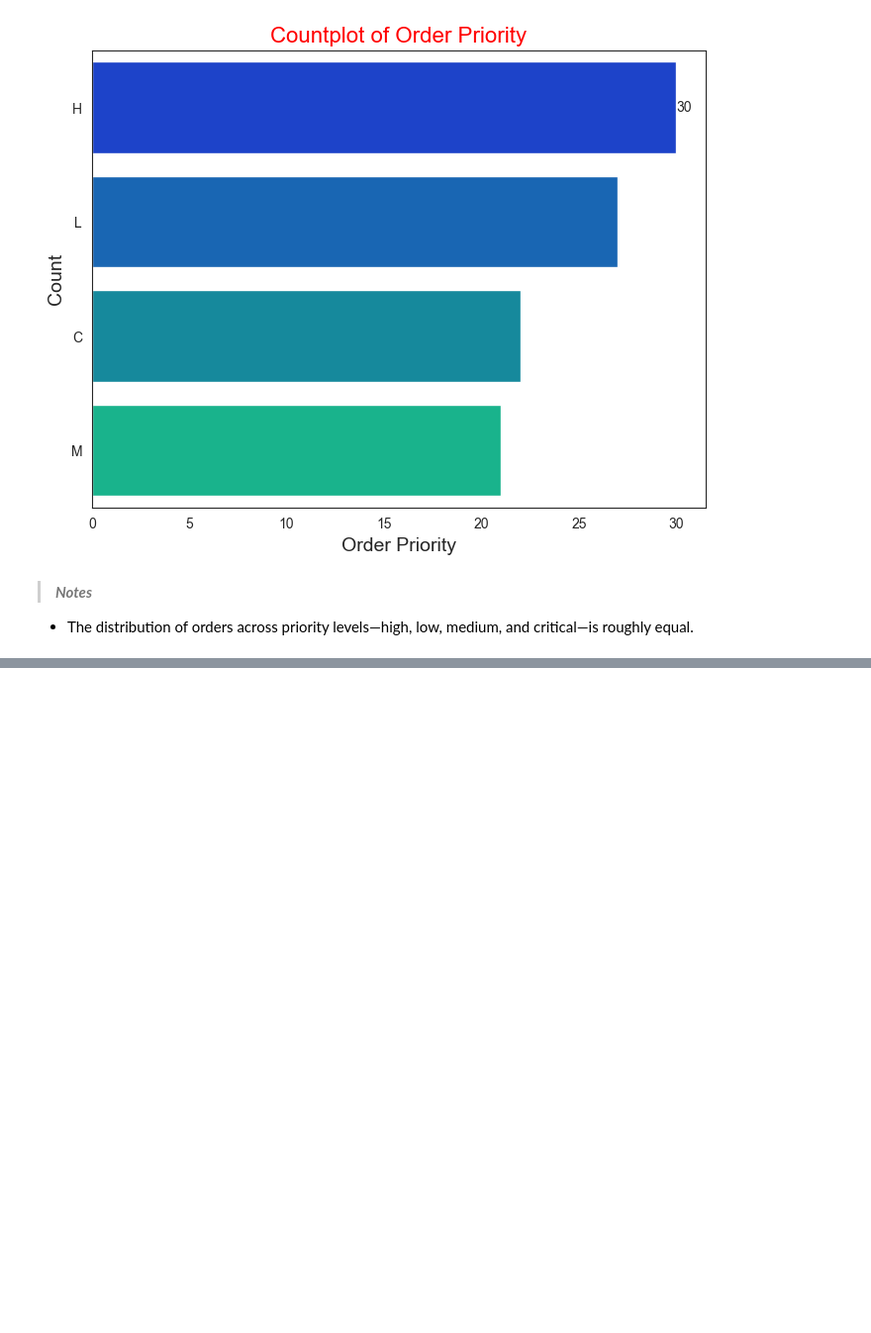
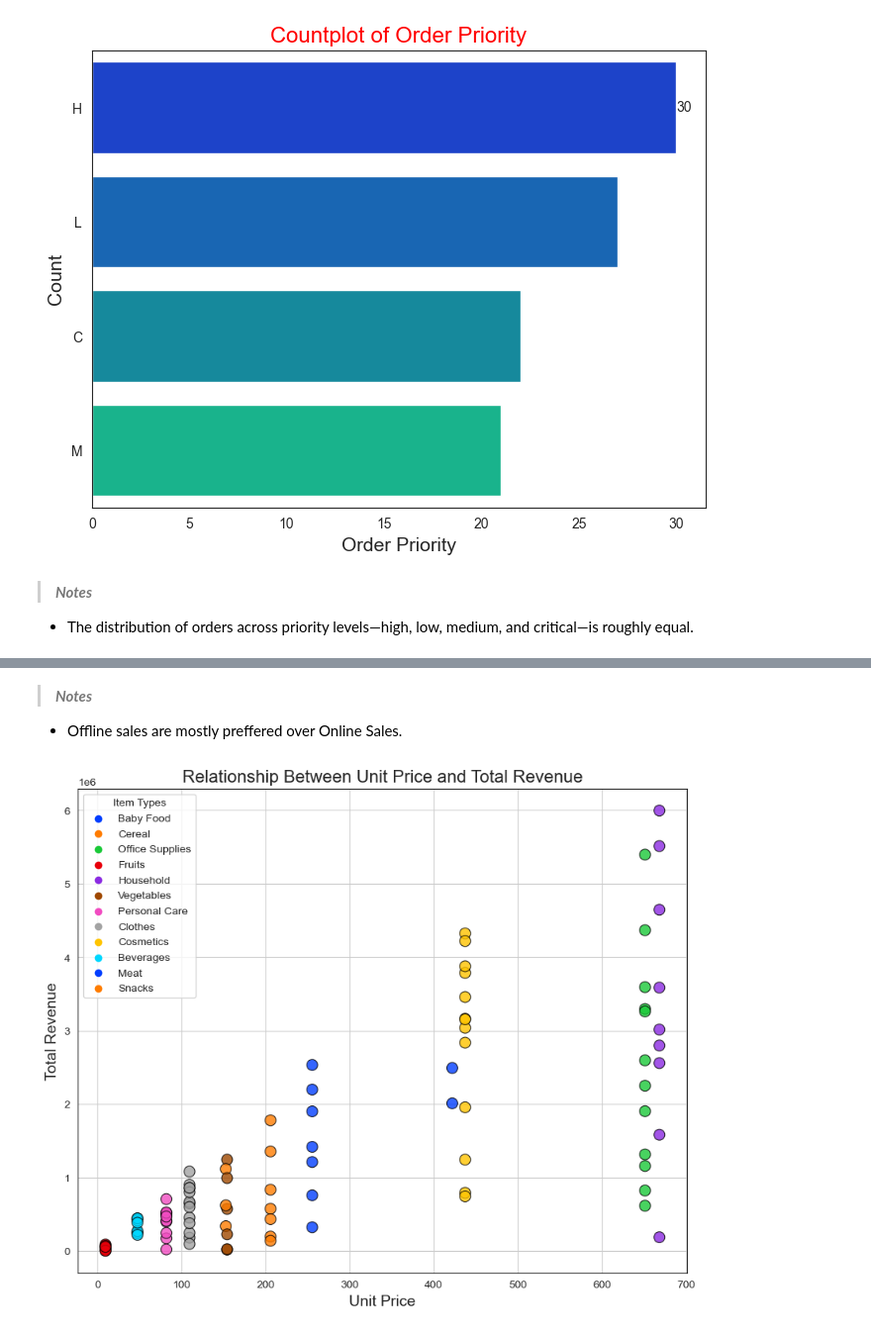
Before and after one commit to Fransis-DS24/Amazon-Sales-Analysis, a Jupyter notebook: Project_Amazon_Sales_up.ipynb, the cells around one changed output, grey strips where cells are left out. Shown at 99% size. Cells and saved outputs as stored; diff of their text form; code cells hidden in the pictures; blank space fills up the shorter version.

```diff
--- a/Project_Amazon_Sales_up.ipynb
+++ b/Project_Amazon_Sales_up.ipynb
@@ -239,0 +330,14 @@ Countplot('Order Priority',df,8,6)
+# %% [markdown]
+> ***Notes***
+- Offline sales are mostly preffered over Online Sales.
+# %%
+plt.figure(figsize=(10, 8))
+sns.scatterplot(data=df, x="Unit Price", y="Total Revenue", hue="Item Type", palette="bright", s=100, edgecolor="black", alpha=0.8)
+plt.title('Relationship Between Unit Price and Total Revenue', fontsize=16)
+plt.xlabel('Unit Price', fontsize=14)
+plt.ylabel('Total Revenue', fontsize=14)
+plt.legend(title='Item Types')
+plt.grid(True)
+plt.show()
+# %% [output]
+[figure, added]
```
Also changed, not shown: parts of 24 cells of this notebook.
